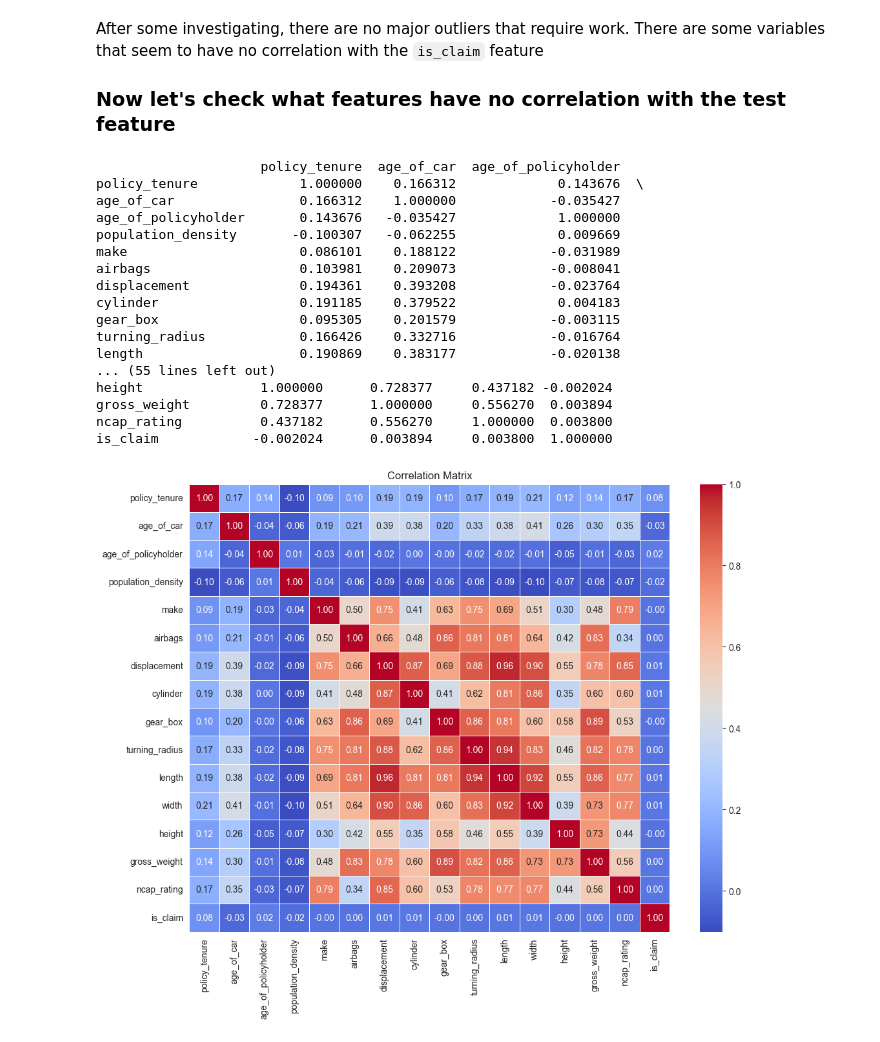
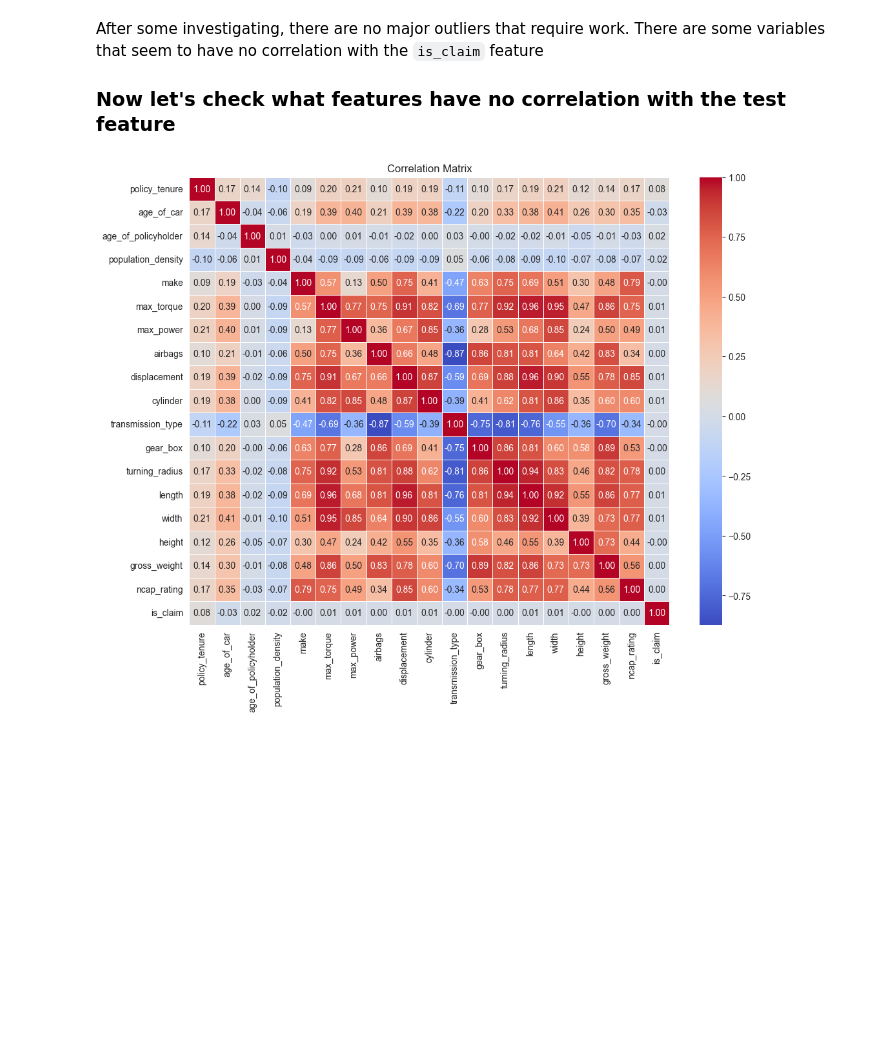
Before and after one commit to afs202005277/HeartDiseasePrediction, a Jupyter notebook: project.ipynb, the cells around one changed output. Cells and saved outputs as stored; diff of their text form; code cells hidden in the pictures; blank space fills up the shorter version.

```diff
--- a/project.ipynb
+++ b/project.ipynb
@@ -46,0 +43,14 @@ Columns with missing values: []
+# %%
+cols_with_na = train_data.columns[train_data.isna().any()].tolist()
+print('Columns with missing values:', cols_with_na)
+
+train_data['policy_id'] = train_data['policy_id'].apply(lambda x: x.replace('ID', ''))
+train_data['area_cluster'] = train_data['area_cluster'].apply(lambda x: x.replace('C', ''))
+train_data = pd.get_dummies(train_data, columns=['segment', 'fuel_type', 'engine_type', 'rear_brakes_type', 'steering_type'])
+train_data['model'] = train_data['model'].apply(lambda x: x.replace('M', ''))
+train_data = train_data.replace({"Yes": True, "No": False})
+encoder = LabelEncoder()
+train_data['transmission_type'] = encoder.fit_transform(train_data['transmission_type'])
+
+train_data['max_torque'] = train_data['max_torque'].apply(lambda s: float(s.split('Nm@')[0]) * float(s.split('Nm@')[1].replace('rpm', '')))
+train_data['max_power'] = train_data['max_power'].apply(lambda s: float(s.split('bhp@')[0]) * float(s.split('bhp@')[1].replace('rpm', '')))
@@ -85,36 +98,33 @@ There are some variables that seem to have no correlation with the `is_claim` fe
 # %%
 
 numeric_columns = train_data.select_dtypes(include='number')
 train_data_numeric = train_data[numeric_columns.columns]
 
-
 correlation_matrix = train_data_numeric.corr()
 
-print(correlation_matrix)
+# Creating the subsets without the highly correlated features
+corr_cols08 = set()
+corr_cols09 = set()
+for i in range(len(correlation_matrix.columns)):
+    for j in range(i):
+        if correlation_matrix.columns[i] != correlation_matrix.columns[j] and abs(correlation_matrix.iloc[i, j]) > 0.8:
+            colname = correlation_matrix.columns[j]
+            corr_cols08.add(colname)
+
+        if correlation_matrix.columns[i] != correlation_matrix.columns[j] and abs(correlation_matrix.iloc[i, j]) > 0.9:
+            colname = correlation_matrix.columns[j]
+            corr_cols09.add(colname)
+
+
+train_data_08 = train_data_numeric.drop(columns=corr_cols08)
+train_data_09 = train_data_numeric.drop(columns=corr_cols09)
 
 plt.figure(figsize=(12, 9))
 sb.heatmap(correlation_matrix, annot=True, cmap='coolwarm', fmt='.2f', linewidths=0.5)
 plt.title('Correlation Matrix')
 plt.show()
 # %% [output]
-                     policy_tenure  age_of_car  age_of_policyholder
-policy_tenure             1.000000    0.166312             0.143676  \
-age_of_car                0.166312    1.000000            -0.035427
-age_of_policyholder       0.143676   -0.035427             1.000000
-population_density       -0.100307   -0.062255             0.009669
-make                      0.086101    0.188122            -0.031989
-airbags                   0.103981    0.209073            -0.008041
-displacement              0.194361    0.393208            -0.023764
-cylinder                  0.191185    0.379522             0.004183
-gear_box                  0.095305    0.201579            -0.003115
-turning_radius            0.166426    0.332716            -0.016764
-length                    0.190869    0.383177            -0.020138
-... (55 lines left out)
-height               1.000000      0.728377     0.437182 -0.002024
-gross_weight         0.728377      1.000000     0.556270  0.003894
-ncap_rating          0.437182      0.556270     1.000000  0.003800
-is_claim            -0.002024      0.003894     0.003800  1.000000
-[figure, old version]
+[figure, new version]
 # %%
 non_numeric_columns = train_data.select_dtypes(exclude='number')
 
```
Also changed, not shown: parts of 10 cells of this notebook, 2 other files.
